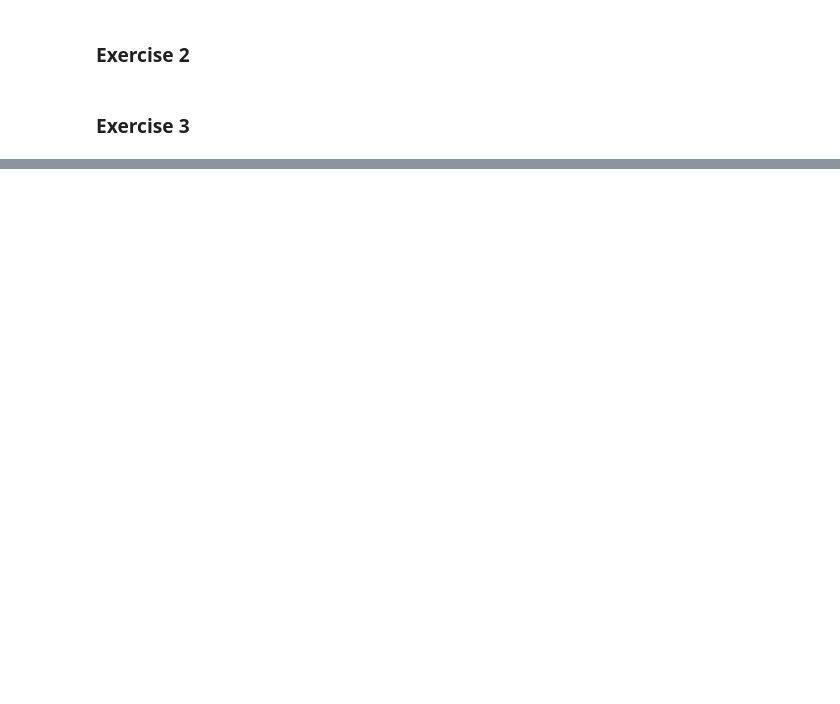
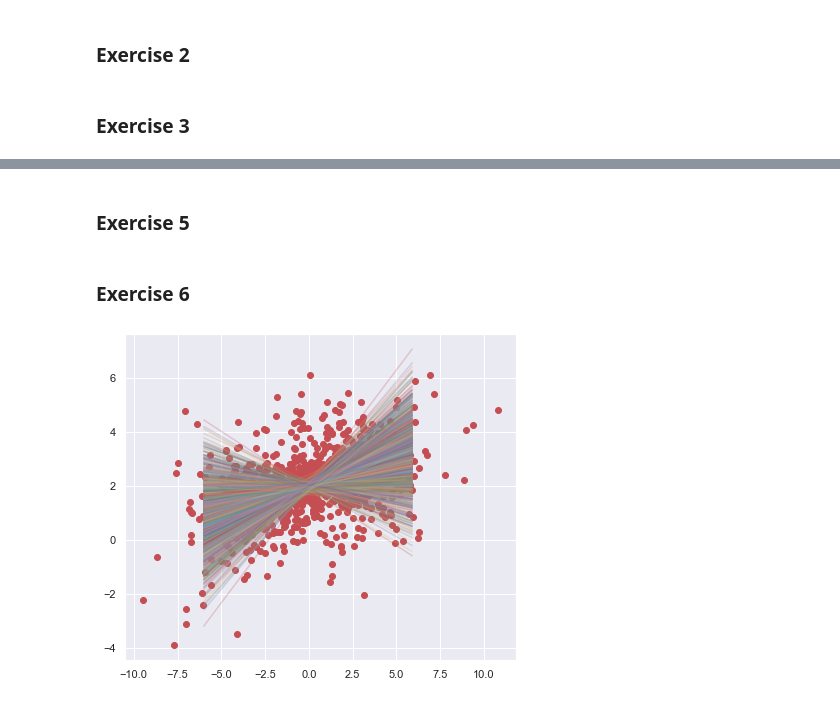
Before and after one commit to SwieciloM/Data-Analytics-Laboratory, a Jupyter notebook: Lab 1 - Random data visualisation and sampling/main.ipynb, the cells around one changed output, grey strips where cells are left out. Drawn from its saved outputs; the diff is of its cells as text; code cells hidden in the pictures; blank space fills up the shorter version.

```diff
--- a/Lab 1 - Random data visualisation and sampling/main.ipynb
+++ b/Lab 1 - Random data visualisation and sampling/main.ipynb
@@ -112,0 +153,30 @@ IndexError: list index out of range
+# %% [markdown]
+### Exercise 5
+# %%
+x_list = []
+y_list = []
+alpha_list = []
+beta_list = []
+
+for _ in range(1000):
+    alpha = np.random.normal(loc=2, scale=0.1, size=1)
+    alpha_list.append(alpha)
+    beta = np.random.normal(loc=0.2, scale=0.2, size=1)
+    beta_list.append(beta)
+    x = np.random.normal(loc=0, scale=3, size=1)
+    x_list.append(x)
+    sigma = np.abs(np.random.normal(0, 1))
+    mu = alpha + beta * x
+    y_list.append(*np.random.normal(loc=mu, scale=sigma, size=1))
+# %% [markdown]
+### Exercise 6
+# %%
+fig, ax0 = plt.subplots(figsize=(7, 6))
+ax0.scatter(x_list, y_list, color='r')
+x = np.arange(-6, 6, 0.1)
+for alpha, beta in zip(alpha_list, beta_list):
+    y = alpha + beta * x
+    ax0.plot(x, y, alpha=0.25)
+plt.show()
+# %% [output]
+[figure, added]
```
Also changed, not shown: parts of 7 cells of this notebook.
